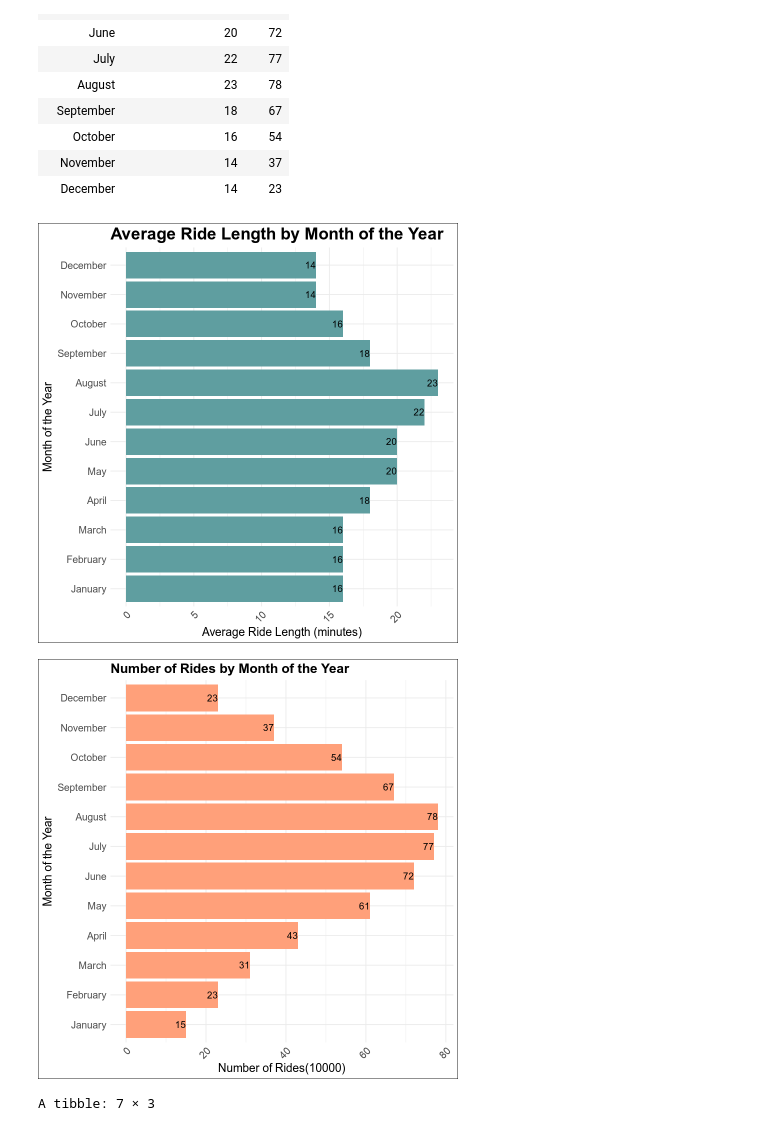
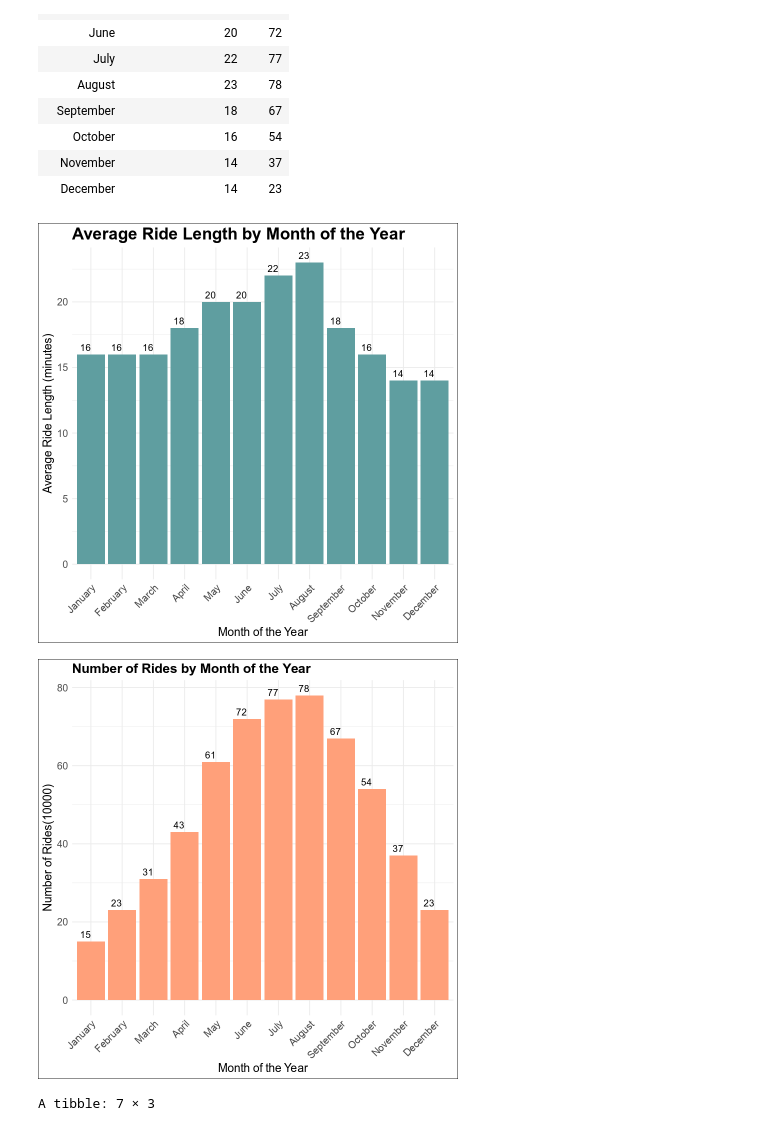
Before and after one commit to Ladipol/R_Projects, a Jupyter notebook: cyclic_project.ipynb, the cells around one changed output. Drawn from its saved outputs; the diff is of its cells as text; code cells hidden in the pictures.

Commit message:
update the graph

```diff
--- a/cyclic_project.ipynb
+++ b/cyclic_project.ipynb
@@ -151,34 +119,0 @@ print(combined_data)
-# %%
-# Print the original data frame
-print("Original Data Frame:")
-print(combined_data)
-
-# Identify missing values
-missing_values <- is.na(combined_data)
-print("Missing Values in Data Frame:")
-missing_values
-
-# Create a copy of the original data frame
-combined_data <- combined_data
-
-# Fill missing values in the copy
-# For numeric columns, fill with mean
-# combined_data$start_station_id[is.na(combined_data$start_station_id)] <- mean(combined_data$start_station_id, na.rm = TRUE)
-
-# For character columns, fill with "Unknown"
-combined_data$start_station_name[is.na(combined_data$start_station_name)] <- "Unknown"
-
-# For character columns, fill with "Unknown"
-combined_data$start_station_id[is.na(combined_data$start_station_id)] <- "Unknown"
-
-# For numeric columns, fill with mean
-# combined_data$end_station_id[is.na(combined_data$end_station_id)] <- mean(combined_data$end_station_id, na.rm = TRUE)
-
-# For character columns, fill with "Unknown"
-combined_data$end_station_name[is.na(combined_data$end_station_name)] <- "Unknown"
-
-# For character columns, fill with "Unknown"
-combined_data$end_station_id[is.na(combined_data$end_station_id)] <- "Unknown"
-
-print("Data Frame after Filling Missing Values:")
-print(combined_data)
@@ -326,31 +257,30 @@ A tibble: 12 × 3
 # %%
 # Plot the average ride length with custom colors and white background
 p1 <- ggplot(combined_data_clean_month, aes(x = month_name, y = average_ride_length)) +
   geom_bar(stat = "identity", fill = "#5F9EA0") +  # Turquoise
-  geom_text(aes(label = average_ride_length), vjust = 0.5, size = 4, hjust = 1) +  # Add data labels
+  geom_text(aes(label = average_ride_length), vjust = -0.5, size = 4, hjust = 1) +  # Add data labels
   labs(title = "Average Ride Length by Month of the Year",
        x = "Month of the Year",
        y = "Average Ride Length (minutes)") +
   theme_minimal() +
   theme(
     plot.title = element_text(size = 20, face = "bold"),
     axis.text.x = element_text(size = 12, angle = 45, hjust = 1),
     axis.text.y = element_text(size = 12),
     axis.title = element_text(size = 14),
     legend.text = element_text(size = 12),
     plot.background = element_rect(fill = "white")
-    ) +
-  coord_flip()
+    )
 
 # Print both plots
 print(p1)
 # %% [output]
-[figure, old version]
+[figure, new version]
 # %%
 # Plot the number of rides with custom colors and white background
 p2 <- ggplot(combined_data_clean_month, aes(x = month_name, y = count)) +
   geom_bar(stat = "identity", fill = "#FFA07A") +  # Light Salmon
-  geom_text(aes(label = count), vjust = 0.5, size = 4, hjust = 1) +  # Add data labels
+  geom_text(aes(label = count), vjust = -0.5, size = 4, hjust = 1) +  # Add data labels
   labs(title = "Number of Rides by Month of the Year",
        x = "Month of the Year",
        y = "Number of Rides(10000)") +
@@ -362,13 +292,12 @@ p2 <- ggplot(combined_data_clean_month, aes(x = month_name, y = count)) +
     axis.title = element_text(size = 14),
     legend.text = element_text(size = 12),
     plot.background = element_rect(fill = "white")
-    ) +
-  coord_flip()
+    )
 
 # Print both plots
 print(p2)
 # %% [output]
-[figure, old version]
+[figure, new version]
 # %%
 # Combine grouping and summarizing of members and casual day of the week label
 combined_data_clean_day <- combined_data_clean %>%
```
Also changed, not shown: parts of 10 cells of this notebook.
